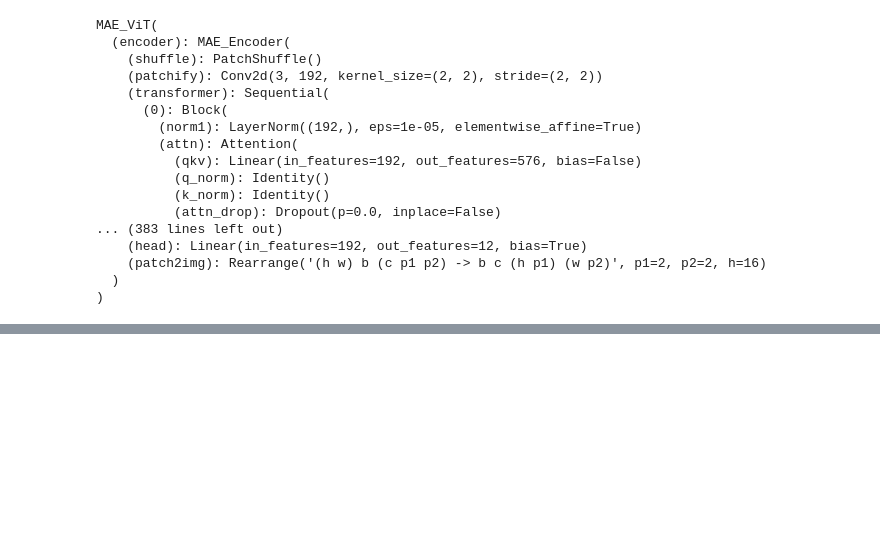
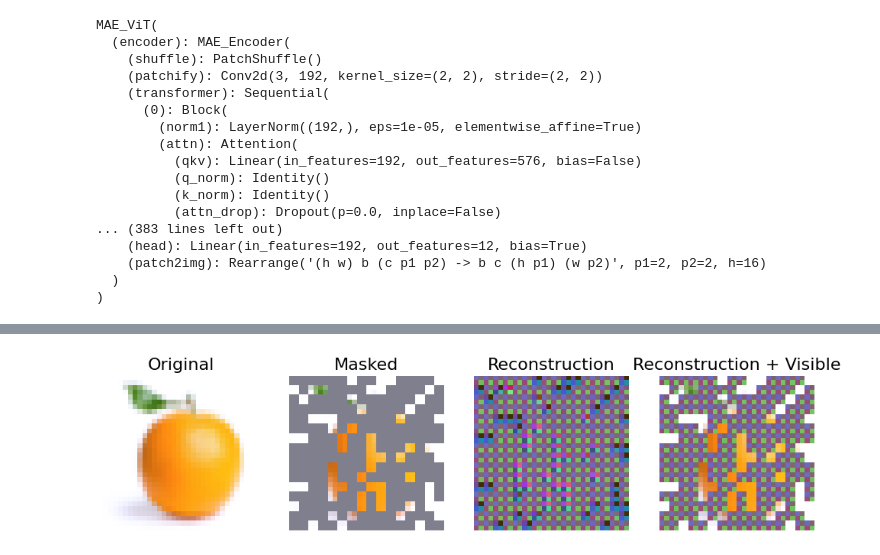
Before and after one commit to dame-cell/Masked-AutoEncoders, a Jupyter notebook: try.ipynb, the cells around one changed output, grey strips where cells are left out. Saved outputs shown, nothing was run; the diff lists cells and outputs as text; code cells hidden in the pictures; blank space fills up the shorter version.

```diff
--- a/try.ipynb
+++ b/try.ipynb
@@ -198,2 +119,101 @@ run_inference(image, model)
+# %%
+import torch
+import numpy as np
+import matplotlib.pyplot as plt
+from PIL import Image
+from torchvision import transforms
+
+imagenet_mean = np.array([0.5, 0.5, 0.56])
+imagenet_std = np.array([0.5, 0.5, 0.5])
+
+def show_image(image, title='', mean=imagenet_mean, std=imagenet_std):
+    """
+    Displays an image after denormalizing and clipping the values.
+
+    Args:
+        image (Tensor): Image tensor in NHWC format.
+        title (str): Title of the image.
+        mean (np.array): Mean used for normalization.
+        std (np.array): Standard deviation used for normalization.
+    """
+    # image is expected to be [H, W, 3] after permuting
+    assert image.shape[2] == 3
+    image = torch.clip((image * imagenet_std + imagenet_mean) * 255, 0, 255).int()
+    plt.imshow(image)
+    plt.title(title, fontsize=16)
+    plt.axis('off')
+    return
+
+def run_inference(image, model, input_size=(32, 32), mean=(0.5, 0.5, 0.5), std=(0.5, 0.5, 0.5)):
+    """
+    Runs inference using the given model and displays various stages of the image.
+
+    Args:
+        image (PIL.Image): Input image.
+        model (torch.nn.Module): Pre-trained model.
+        input_size (tuple): Size to resize the image to.
+        mean (tuple): Mean for normalization.
+        std (tuple): Standard deviation for normalization.
+    """
+    # Preprocessing: resize, to tensor, normalize
+    transform = transforms.Compose([
+        transforms.Resize(input_size),  # Resize to the model's input size
+        transforms.ToTensor(),  # Convert image to Tensor
+        transforms.Normalize(mean=mean, std=std)  # Normalize using given mean and std
+    ])
+
+    model.eval()  # Ensure the model is in evaluation mode
+    image = image.convert('RGB')  # Ensure the image is in RGB format
+    image_tensor = transform(image).unsqueeze(0)  # Transform and add batch dimension
+
+    model.to("cpu")
+    image_tensor = image_tensor.to("cpu")  # Move image to CPU if necessary
+
+    # No gradient needed during inference
+    with torch.no_grad():
+        # Forward pass through the model
+        out, mask = model(image_tensor)
+
+        # Move outputs to CPU and detach
+        y = out.detach().cpu()
+        mask = mask.detach().cpu()
+
+        # Convert tensors from NCHW to NHWC format for visualization
+        x = image_tensor.permute(0, 2, 3, 1).cpu()  # Original input image
+        y = y.permute(0, 2, 3, 1)  # Reconstructed output
+        mask = mask.permute(0, 2, 3, 1)  # Mask output
+
+        # Generate masked image (original image with mask applied)
+        im_masked = x * (1 - mask)
+
+        # Combine masked and reconstructed patches for the final output
+        im_paste = im_masked + y * mask
+
+        # Display results in a 1x4 grid
+        plt.rcParams['figure.figsize'] = [12, 12]
+
+        plt.subplot(1, 4, 1)
+        show_image(x[0], "Original", mean, std)
+
+        plt.subplot(1, 4, 2)
+        show_image(im_masked[0], "Masked", mean, std)
+
+        plt.subplot(1, 4, 3)
+        show_image(y[0], "Reconstruction", mean, std)
+
+        plt.subplot(1, 4, 4)
+        show_image(im_paste[0], "Reconstruction + Visible", mean, std)
+
+        plt.show()
+
+
+# Example usage
+image_path = '/teamspace/studios/this_studio/orange.jpg'
+image = Image.open(image_path)
+# Ensure you have the correct model initialized
+# model = MAE_ViT(...)  # Use your actual model initialization here
+run_inference(image, model)
+# %% [output]
+[figure, added]
 # %%
 model.to(DEVICE)
```
Also changed, not shown: parts of 4 cells of this notebook, 1 other file.
